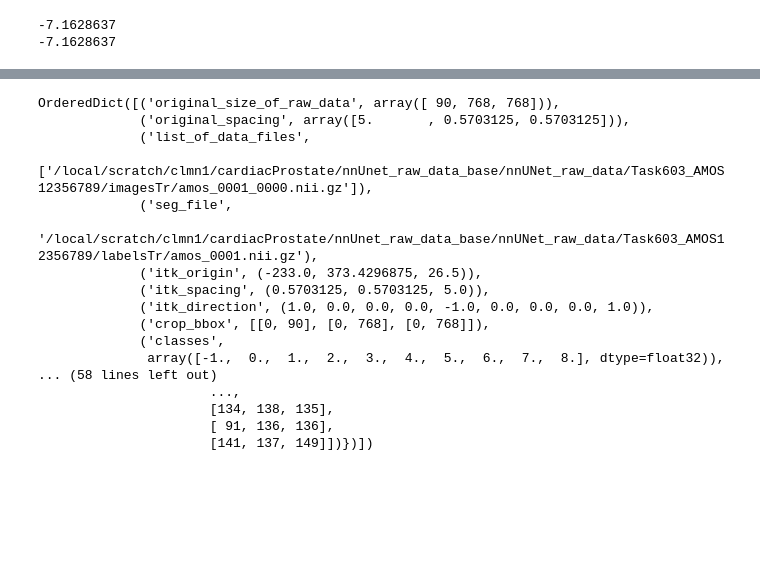
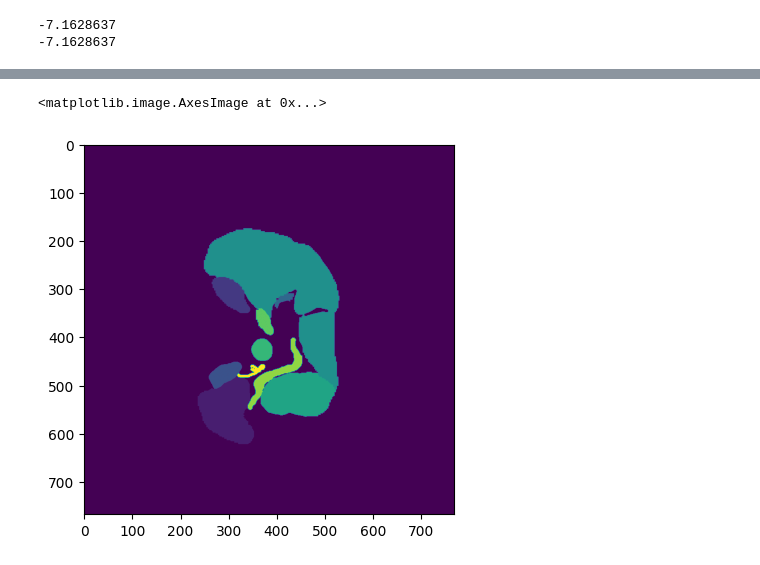
Before and after one commit to MECLabTUDA/Lifelong-nnUNet, a Jupyter notebook: read_files.ipynb, the cells around one changed output, grey strips where cells are left out. Cells and saved outputs as stored; diff of their text form; code cells hidden in the pictures; blank space fills up the shorter version.

```diff
--- a/read_files.ipynb
+++ b/read_files.ipynb
@@ -96,2 +106,0 @@ import nibabel as nib
-# %%
-file = nib.load("/local/scratch/clmn1/cardiacProstate/nnUnet_raw_data_base/nnUNet_cropped_data/Task603_AMOS12356789/amos_0001.npz")
@@ -123,20 +107,8 @@ p2 = pkl.load(open("/local/scratch/clmn1/cardiacProstate/nnUnet_preprocessed/Tas
-# %%
-p1
-# %% [output]
-OrderedDict([('original_size_of_raw_data', array([ 90, 768, 768])),
-             ('original_spacing', array([5.       , 0.5703125, 0.5703125])),
-             ('list_of_data_files',
-              ['/local/scratch/clmn1/cardiacProstate/nnUnet_raw_data_base/nnUNet_raw_data/Task603_AMOS12356789/imagesTr/amos_0001_0000.nii.gz']),
-             ('seg_file',
-              '/local/scratch/clmn1/cardiacProstate/nnUnet_raw_data_base/nnUNet_raw_data/Task603_AMOS12356789/labelsTr/amos_0001.nii.gz'),
-             ('itk_origin', (-233.0, 373.4296875, 26.5)),
-             ('itk_spacing', (0.5703125, 0.5703125, 5.0)),
-             ('itk_direction', (1.0, 0.0, 0.0, 0.0, -1.0, 0.0, 0.0, 0.0, 1.0)),
-             ('crop_bbox', [[0, 90], [0, 768], [0, 768]]),
-             ('classes',
-              array([-1.,  0.,  1.,  2.,  3.,  4.,  5.,  6.,  7.,  8.], dtype=float32)),
-... (58 lines left out)
-                      ...,
-                      [134, 138, 135],
-                      [ 91, 136, 136],
-                      [141, 137, 149]])})])
+# %%
+original = nib.load("/local/scratch/clmn1/cardiacProstate/nnUnet_raw_data_base/nnUNet_raw_data/Task602_AMOSct/labelsTr/amos_0001.nii.gz").get_fdata()
+other = nib.load("/local/scratch/clmn1/cardiacProstate/nnUnet_raw_data_base/nnUNet_raw_data/Task603_AMOS12356789/labelsTr/amos_0001.nii.gz").get_fdata()
+# %%
+plt.imshow(original[:,:,70])
+# %% [output]
+<matplotlib.image.AxesImage at 0x...>
+[figure, added]
```
Also changed, not shown: parts of 24 cells of this notebook, 9 other files.
